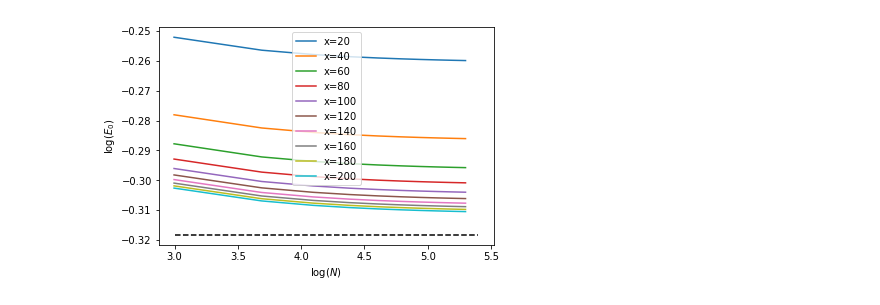
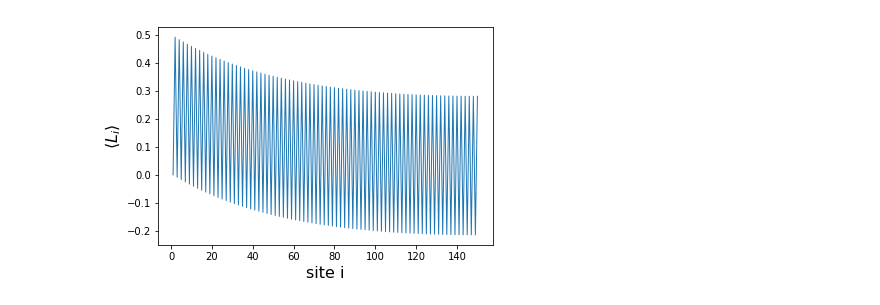
Before and after one commit to qurist/gauge-mps, a Jupyter notebook: scripts/Data analysis.ipynb, the cells around one changed output. Drawn from its saved outputs; the diff is of its cells as text; code cells hidden in the pictures.

```diff
--- a/scripts/Data analysis.ipynb
+++ b/scripts/Data analysis.ipynb
@@ -21,9 +134,15 @@ plt.show()
-# %%
-[plt.plot(np.log(range(20,220,20)), Nxsweep[10*i:10*(i+1)], label="x=%d"%(20*(i+1))) for i in range(10)];
-plt.hlines(-1/np.pi,3.0,5.4,linestyles='--')
-plt.legend()
-plt.xlabel(r"$\log(N)$")
-plt.ylabel(r"$\log(E_0)$")
-plt.show()
-# %% [output]
-[figure, removed]
+# %%
+# Now we show how the Schmidt spectrum looks for a selection of different parameter settings. This is
+# to verify validity of using a field cutoff (or find a regime where the cutoff is invalid)
+# TODO
+
+
+# We will plot out some observable expectation values along the chain
+obs = np.loadtxt('../data/cutoffetc/outputs_NE7_mg0_N300_x1000_gauss', unpack=1)
+# %%
+plt.plot(obs[0,:150]/2, obs[3,:150], linewidth=1);
+plt.xlabel("site i", size=16)
+plt.ylabel(r"$\langle L_i \rangle$", size=16)
+plt.show()
+# %% [output]
+[figure, added]
```
Also changed, not shown: parts of 11 cells of this notebook, 11 other files.
